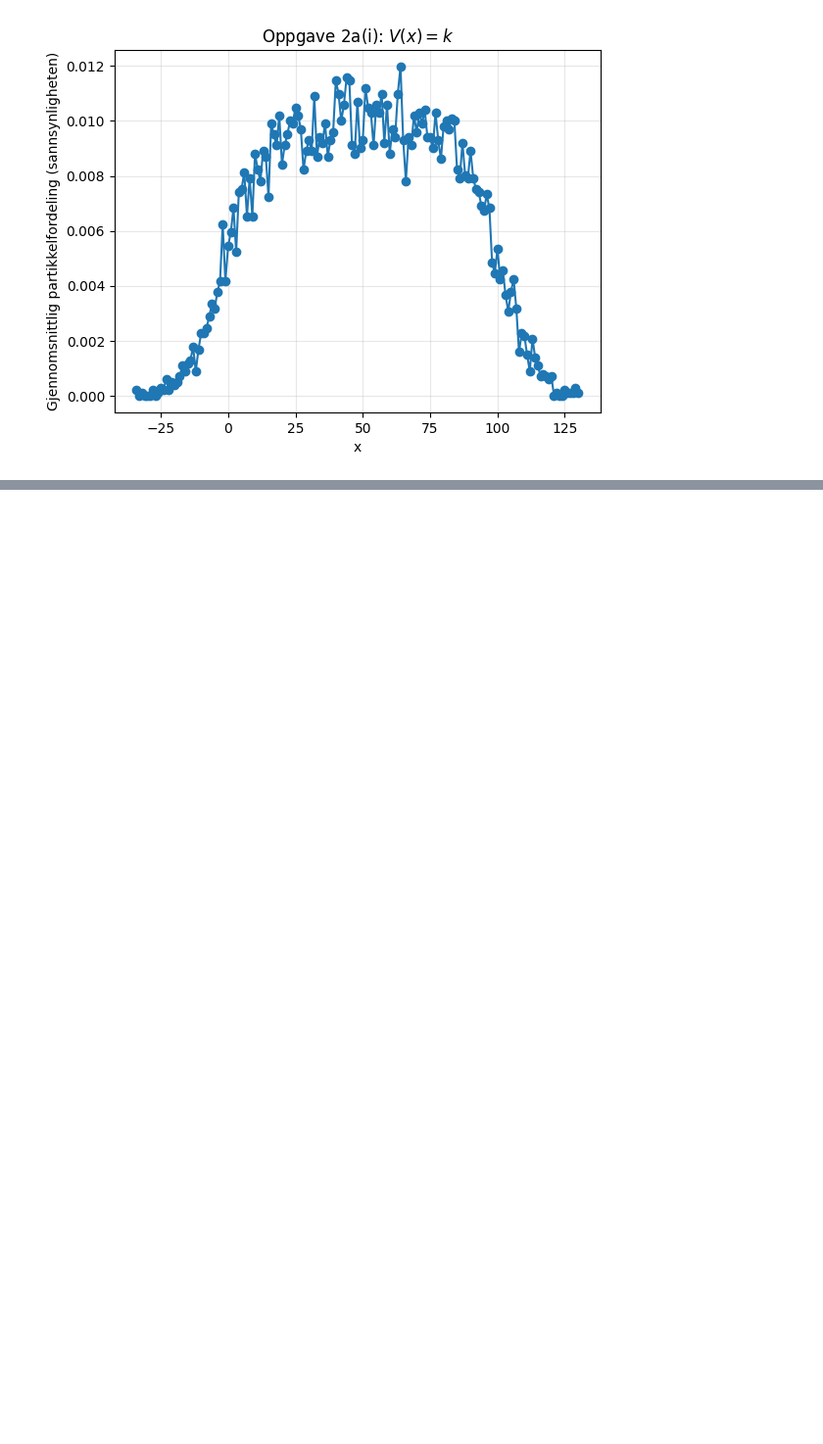
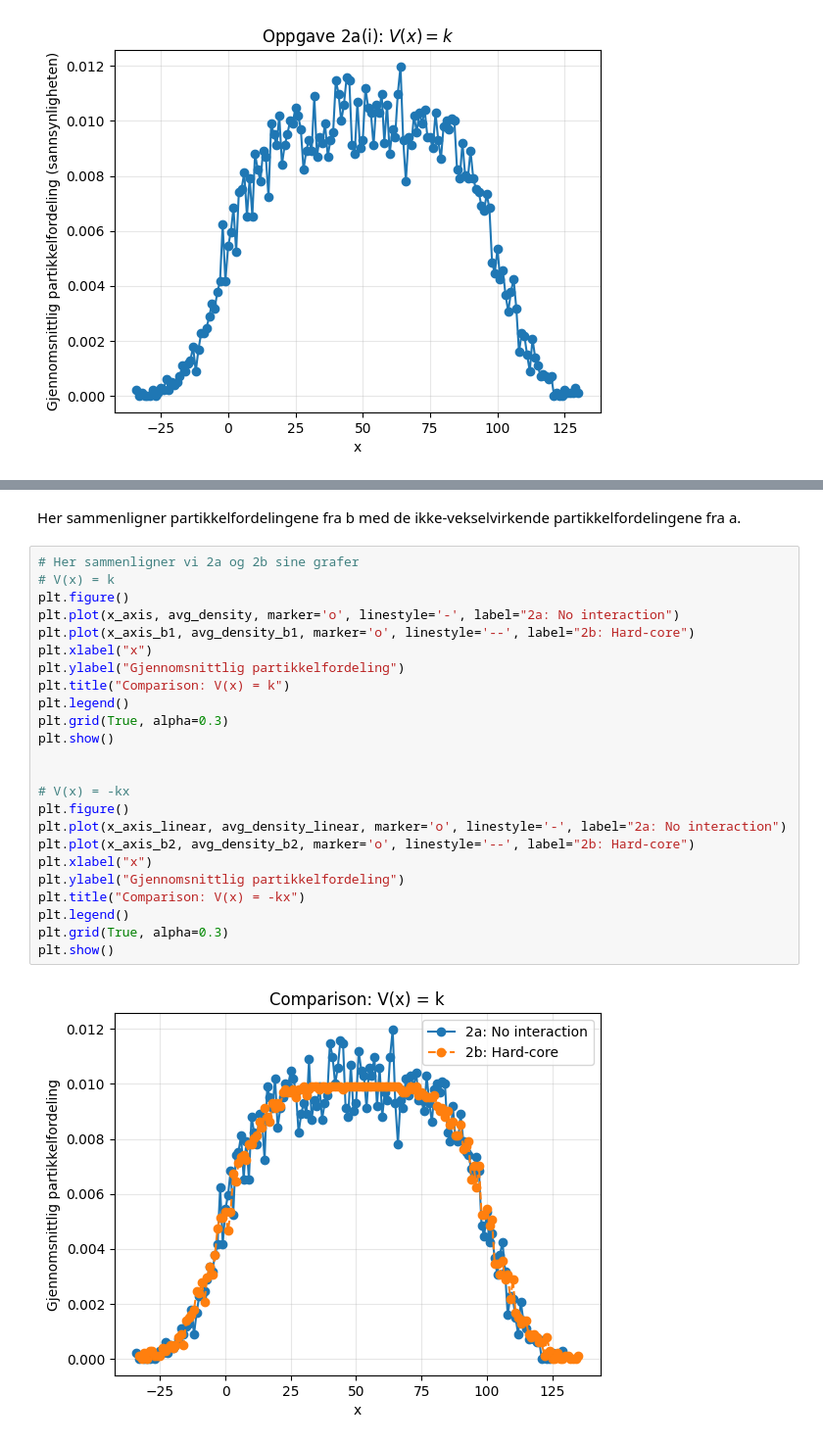
Before and after one commit to clarano30/TMA4320_prosjekt_2_Mie_Clara, a Jupyter notebook: project.ipynb, the cells around one changed output, grey strips where cells are left out. Shown at 98% size. Saved outputs shown, nothing was run; the diff lists cells and outputs as text; blank space fills up the shorter version.

```diff
--- a/project.ipynb
+++ b/project.ipynb
@@ -427,0 +566,28 @@ plt.show()
+# %% [markdown]
+Her sammenligner partikkelfordelingene fra b med de ikke-vekselvirkende partikkelfordelingene fra a.
+# %%
+# Her sammenligner vi 2a og 2b sine grafer
+# V(x) = k
+plt.figure()
+plt.plot(x_axis, avg_density, marker='o', linestyle='-', label="2a: No interaction")
+plt.plot(x_axis_b1, avg_density_b1, marker='o', linestyle='--', label="2b: Hard-core")
+plt.xlabel("x")
+plt.ylabel("Gjennomsnittlig partikkelfordeling")
+plt.title("Comparison: V(x) = k")
+plt.legend()
+plt.grid(True, alpha=0.3)
+plt.show()
+
+
+# V(x) = -kx
+plt.figure()
+plt.plot(x_axis_linear, avg_density_linear, marker='o', linestyle='-', label="2a: No interaction")
+plt.plot(x_axis_b2, avg_density_b2, marker='o', linestyle='--', label="2b: Hard-core")
+plt.xlabel("x")
+plt.ylabel("Gjennomsnittlig partikkelfordeling")
+plt.title("Comparison: V(x) = -kx")
+plt.legend()
+plt.grid(True, alpha=0.3)
+plt.show()
+# %% [output]
+[figure, added]
```
Also changed, not shown: parts of 23 cells of this notebook.
